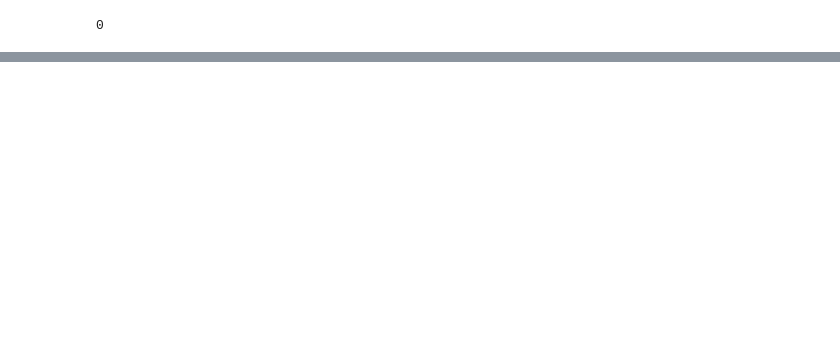
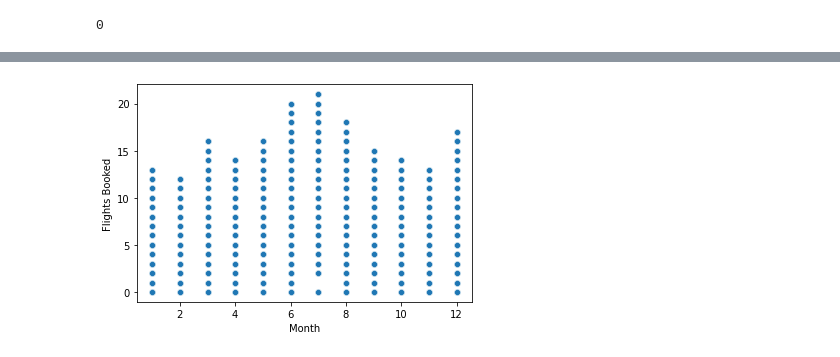
Before and after one commit to Adalab/bda-modulo-3-evaluacion-final-carazh, a Jupyter notebook: trabajo.ipynb, the cells around one changed output, grey strips where cells are left out. Cells and saved outputs as stored; diff of their text form; code cells hidden in the pictures; blank space fills up the shorter version.

```diff
--- a/trabajo.ipynb
+++ b/trabajo.ipynb
@@ -383,0 +499,4 @@ Loyalty Number
+# %%
+sns.scatterplot(x = "Month", y="Flights Booked", data = df_sin_dup);
+# %% [output]
+[figure, added]
```
Also changed, not shown: parts of 54 cells of this notebook.
